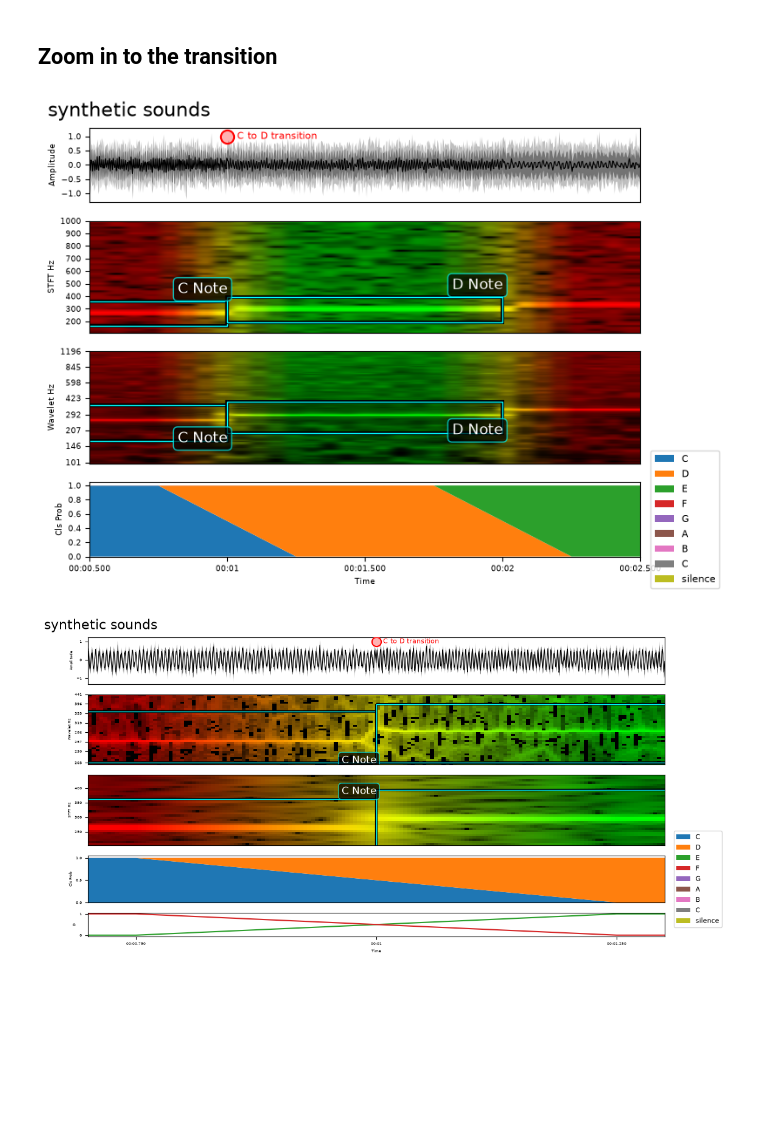
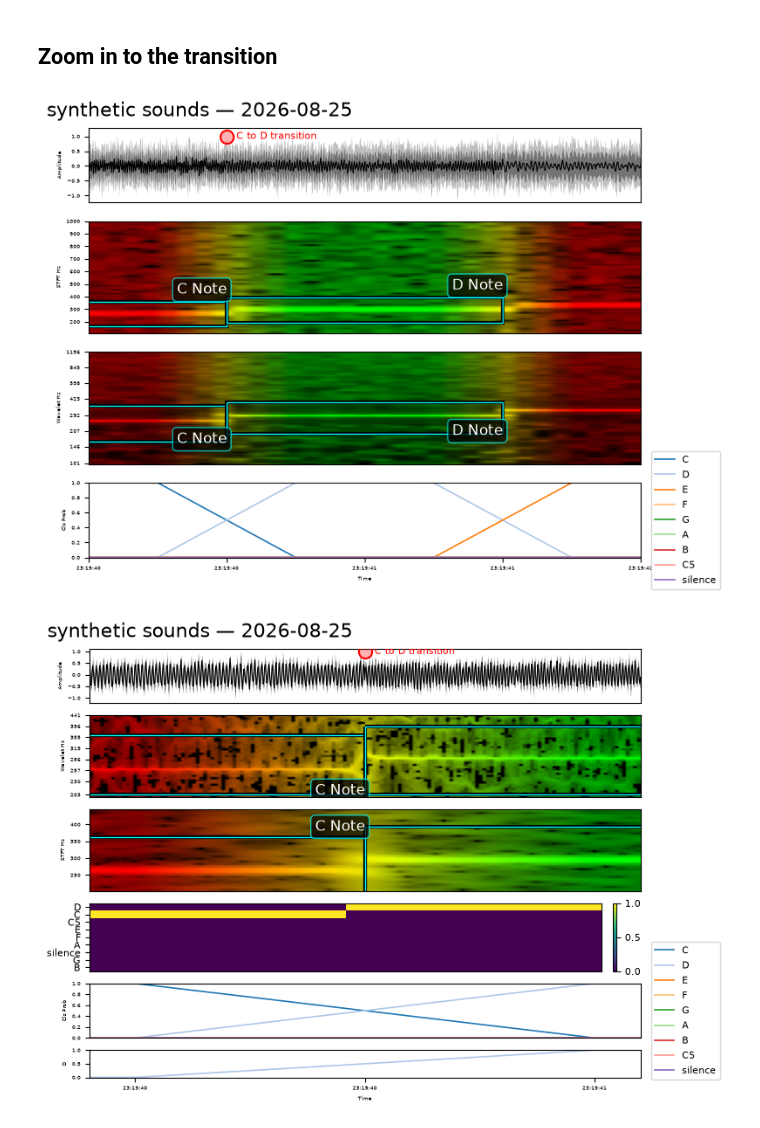
Before and after one commit to ramayer/audio-classifier-visualizer, a Jupyter notebook: notebooks/test.ipynb, the cells around one changed output. Saved outputs shown, nothing was run; the diff lists cells and outputs as text; code cells hidden in the pictures; blank space fills up the shorter version.

```diff
--- a/notebooks/test.ipynb
+++ b/notebooks/test.ipynb
@@ -62,7 +62,7 @@ logits *= 10
 exp_logits = np.exp(logits - logits.max(axis=1, keepdims=True))
 probabilities = exp_logits / exp_logits.sum(axis=1, keepdims=True)
 
-class_labels = ['C', 'D', 'E', 'F', 'G', 'A', 'B', 'C', 'silence']
+class_labels = ['C', 'D', 'E', 'F', 'G', 'A', 'B', 'C5', 'silence']
 
 classifier_output = ClassifierOutput(
     probabilities=probabilities,
@@ -85,13 +85,15 @@ point_labels = [
 
 # The old resample_to_sr=8000 kwarg is now an explicit, visible step (or pass
 # target_sr= below) -- loading/resampling and visualization are no longer entangled.
+import datetime
 viz = AudioVisualization(
     y=waveform,
     sr=sample_rate,
     target_sr=8000,
     classifier_output=classifier_output,
     labels=demo_labels,
-    point_labels=point_labels
+    point_labels=point_labels,
+    absolute_start= datetime.datetime.now()
 )
 viz.stft.n_fft = 512
 viz.stft.freq_range_of_interest = (100, 1000)
@@ -100,7 +102,8 @@ viz.wavelet.decimation_stride=512
 viz.show(
     start_time=0,
     end_time=15,
-    tracks=(Track.WAVEFORM, Track.WAVELET_SPECTROGRAM, Track.STFT_SPECTROGRAM, Track.CLASS_PROBABILITY_STACK, Track.SIMILARITY_LINES),
+    tracks=(Track.WAVEFORM, Track.WAVELET_SPECTROGRAM, Track.STFT_SPECTROGRAM,
+            Track.CLASS_HEATMAP, Track.CLASS_PROBABILITIES),
     title="synthetic sounds",
     width=12,
     height=8,
@@ -125,21 +128,23 @@ viz.show(
     per_channel_normalize=False,
 )
 # %% [output]
-[figure, old version]
+[figure, new version]
 # %%
 viz.wavelet.freq_range_of_interest = (200, 450)
 viz.wavelet.decimation_stride = 32
 viz.stft.freq_range_of_interest = (200, 450)
 viz.stft.hop_length = 32
 viz.stft.n_fft = 1024
 viz.show(
     start_time=0.7,
     end_time=1.3,
-    tracks=(Track.WAVEFORM, Track.WAVELET_SPECTROGRAM, Track.STFT_SPECTROGRAM, Track.CLASS_PROBABILITY_STACK, Track.SIMILARITY_LINES),
+    tracks=(Track.WAVEFORM, Track.WAVELET_SPECTROGRAM, Track.STFT_SPECTROGRAM,
+            Track.CLASS_HEATMAP, Track.CLASS_PROBABILITY_STACK, Track.SIMILARITY_LINES,
+            ),
     title="synthetic sounds",
-    width=12,
+    width=8,
     height=6,
     per_channel_normalize=False,
 )
 # %% [output]
-[figure, old version]
+[figure, new version]
```
Also changed, not shown: parts of 1 cell of this notebook, 13 other files.
